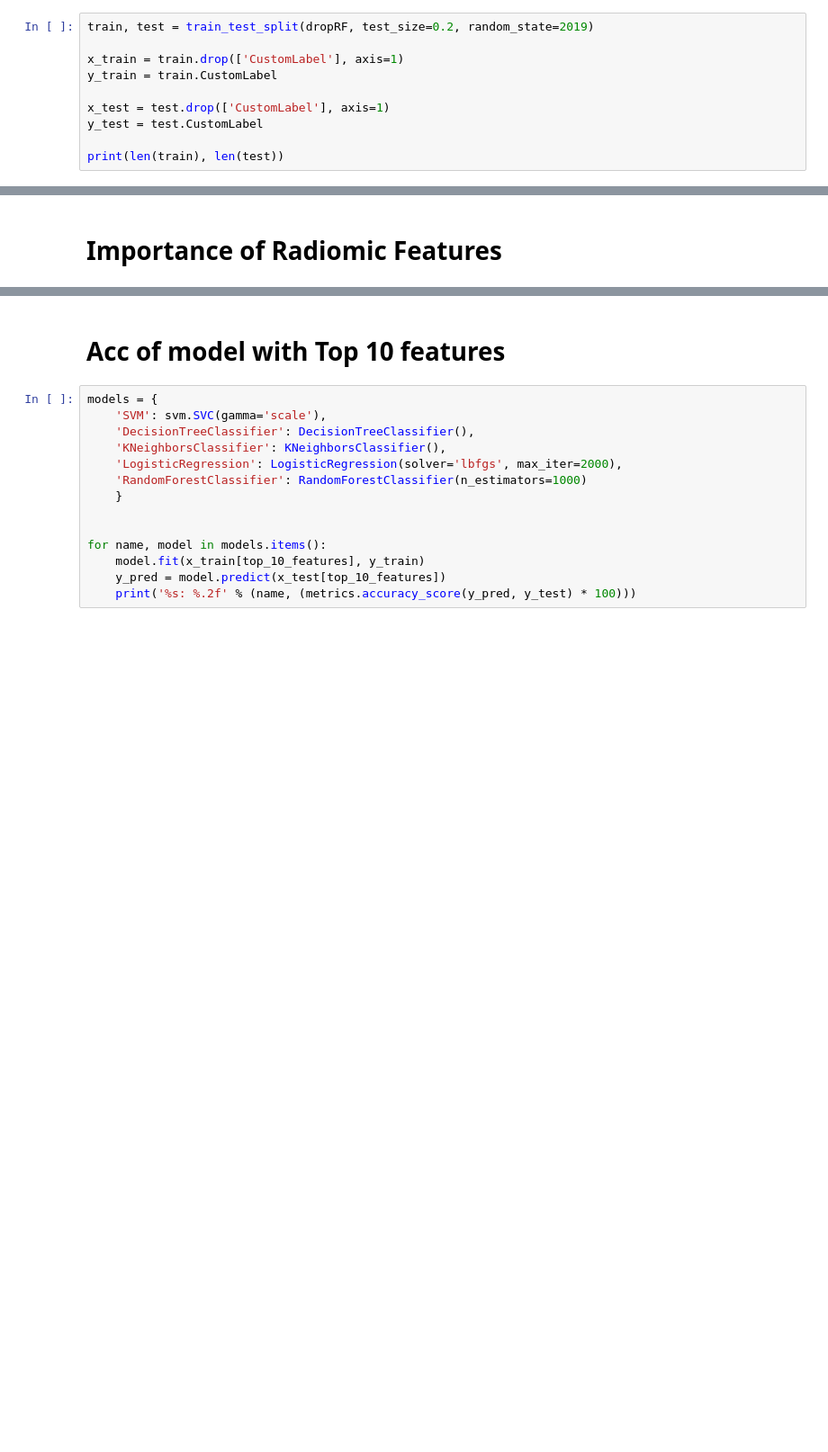
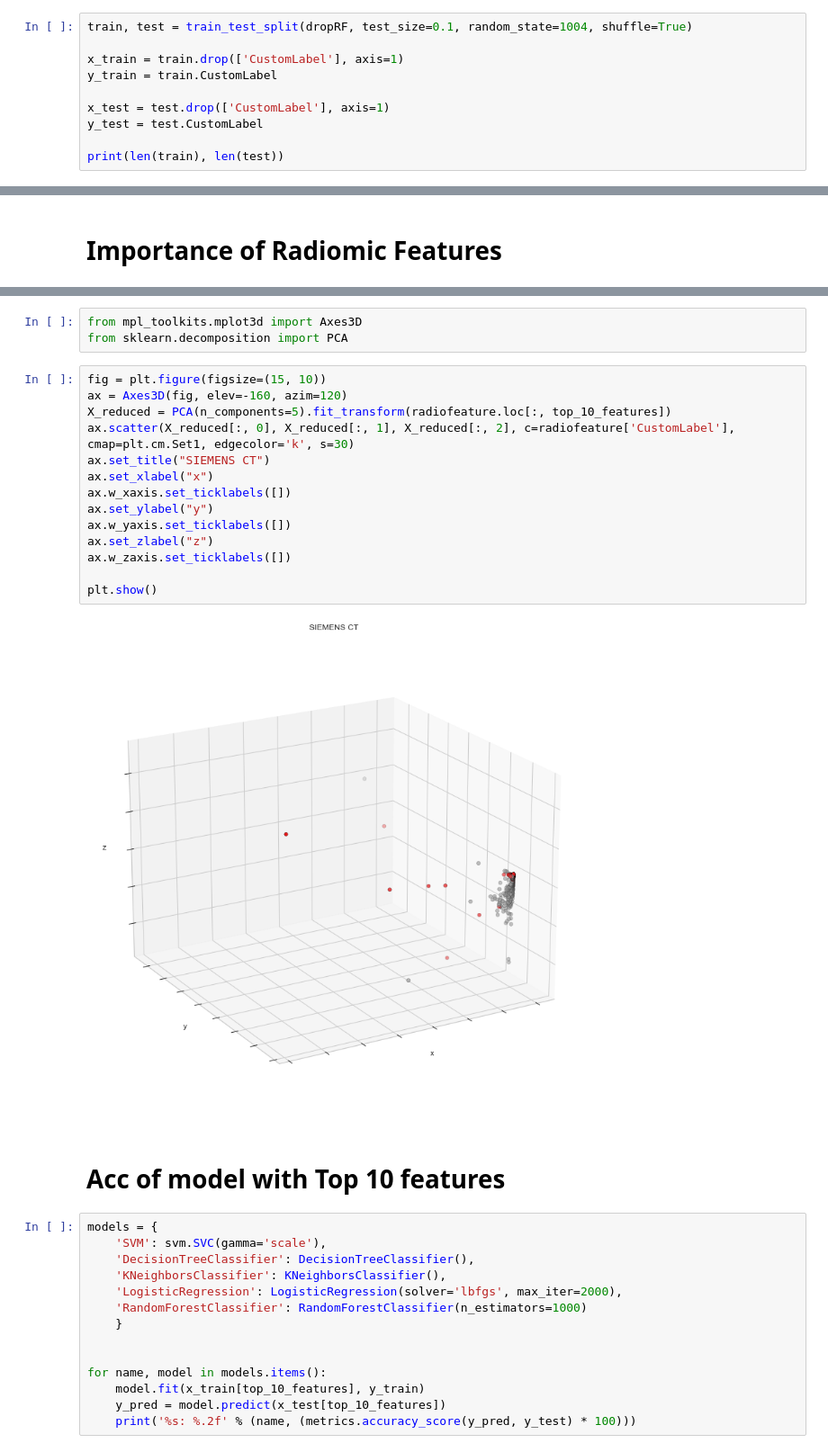
Before and after one commit to ganzerkim/MM_Radiomics, a Jupyter notebook: Radiomics_Model_Evaluation.ipynb, the cells around one changed output, grey strips where cells are left out. Shown at 90% size. Drawn from its saved outputs; the diff is of its cells as text; blank space fills up the shorter version.

```diff
--- a/Radiomics_Model_Evaluation.ipynb
+++ b/Radiomics_Model_Evaluation.ipynb
@@ -77,7 +77,7 @@ memory usage: 5.7 MB
 # %% [markdown]
 ## Data set
 # %%
-train, test = train_test_split(dropRF, test_size=0.2, random_state=2019)
+train, test = train_test_split(dropRF, test_size=0.1, random_state=1004, shuffle=True)
 
 x_train = train.drop(['CustomLabel'], axis=1)
 y_train = train.CustomLabel
@@ -180,4 +179,23 @@ Index(['original_glrlm_RunLengthNonUniformityNormalized',
       dtype='object')
+# %%
+from mpl_toolkits.mplot3d import Axes3D
+from sklearn.decomposition import PCA
+# %%
+fig = plt.figure(figsize=(15, 10))
+ax = Axes3D(fig, elev=-160, azim=120)
+X_reduced = PCA(n_components=5).fit_transform(radiofeature.loc[:, top_10_features])
+ax.scatter(X_reduced[:, 0], X_reduced[:, 1], X_reduced[:, 2], c=radiofeature['CustomLabel'], cmap=plt.cm.Set1, edgecolor='k', s=30)
+ax.set_title("SIEMENS CT")
+ax.set_xlabel("x")
+ax.w_xaxis.set_ticklabels([])
+ax.set_ylabel("y")
+ax.w_yaxis.set_ticklabels([])
+ax.set_zlabel("z")
+ax.w_zaxis.set_ticklabels([])
+
+plt.show()
+# %% [output]
+[figure, added]
 # %% [markdown]
 # Acc of model with Top 10 features
 # %%
```
Also changed, not shown: parts of 16 cells of this notebook, 3 other files.
